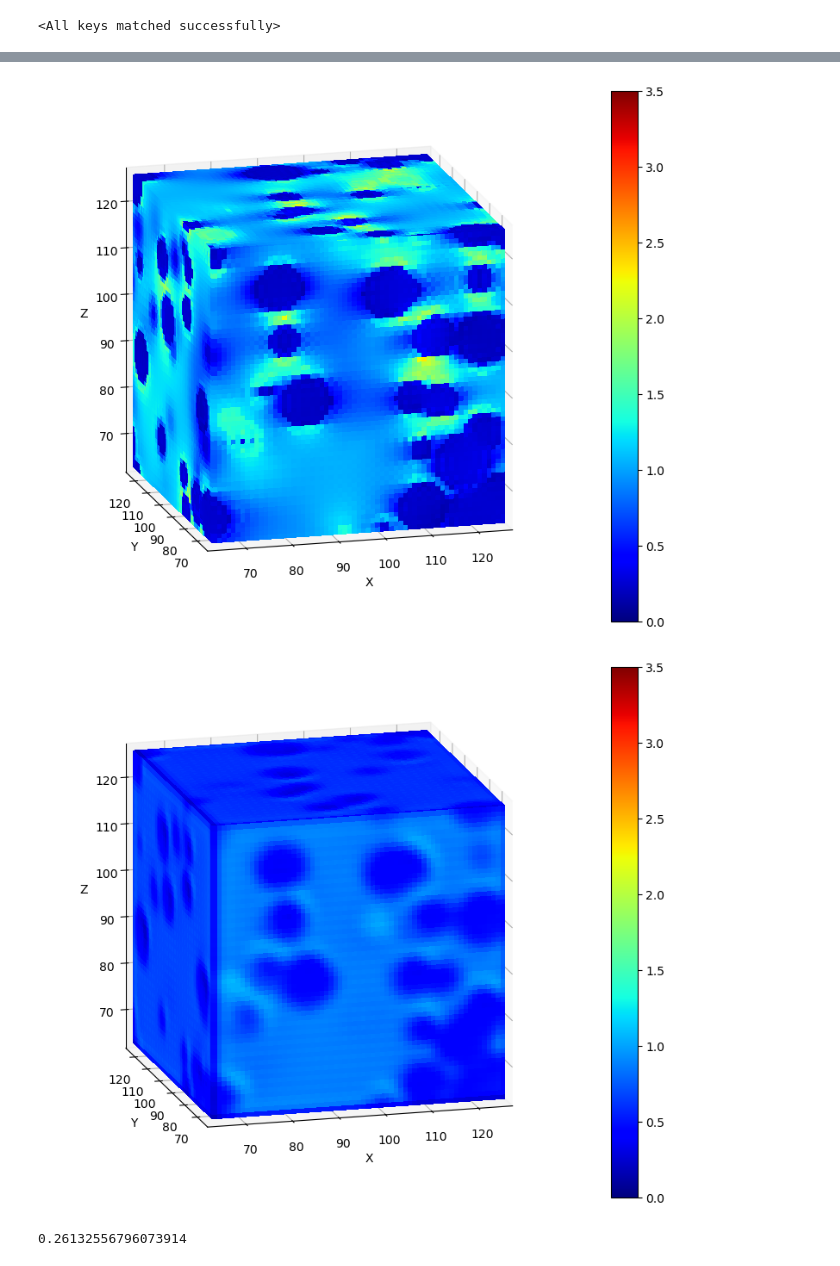
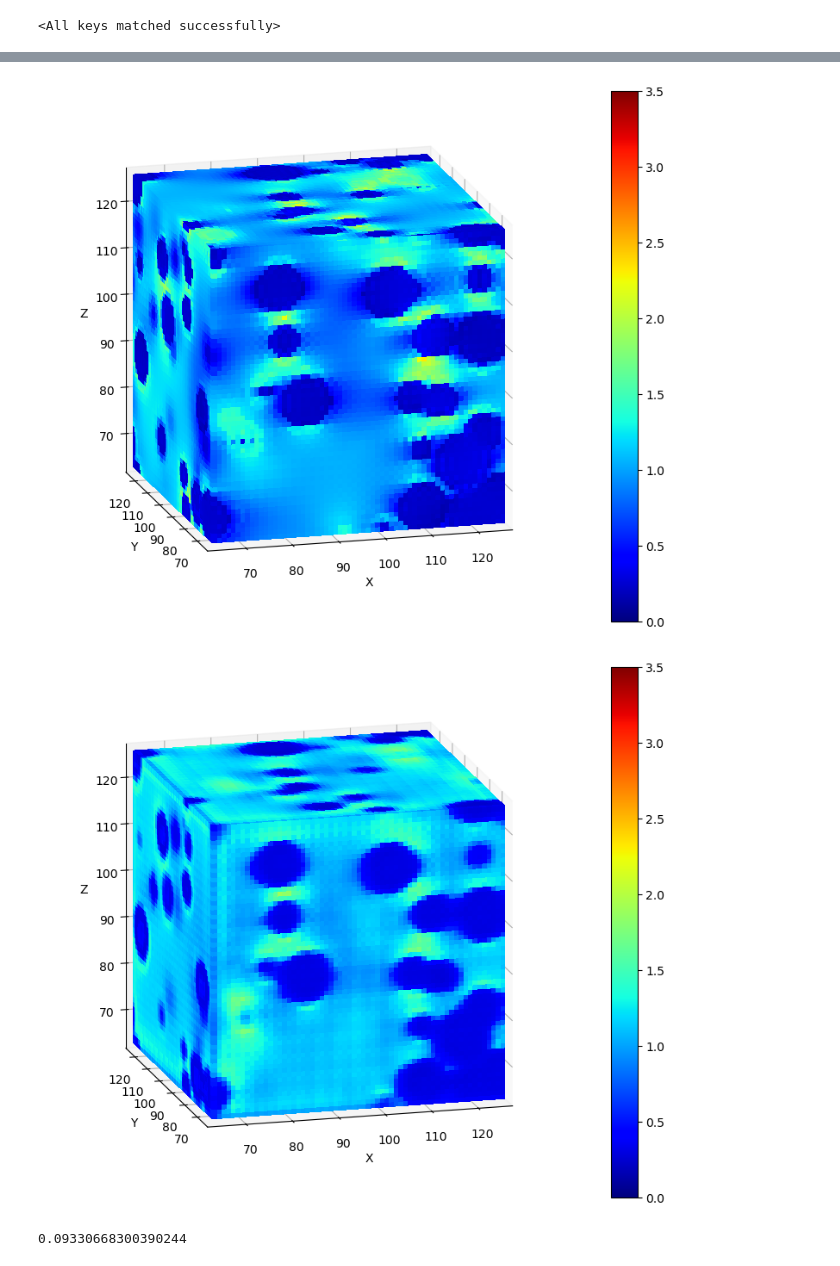
Before and after one commit to VD2401/ann_solidMaterialLaws, a Jupyter notebook: model3Delastic/ML_model3D.ipynb, the cells around one changed output, grey strips where cells are left out. Saved outputs shown, nothing was run; the diff lists cells and outputs as text; code cells hidden in the pictures.

Commit message:
Trained model on 512 samples 64^3 pixels.

```diff
--- a/model3Delastic/ML_model3D.ipynb
+++ b/model3Delastic/ML_model3D.ipynb
@@ -121,9 +119,9 @@ class UNet3D(torch.nn.Module):
 
         return out
 # %%
-def load_data(idx=0):
+def load_data(file_path):
     #load data
-    data = torch.load("data/data_elasticity_3D_128_" + str(idx) + ".pt")
+    data = torch.load(file_path, map_location=device) # load data
     inputs = data["young_modulus"].view(128, 1, 64, 64, 64) # extract inputs
     outputs = data["stress"].select(5, 0).select(1, 0).view(128, 1, 64, 64, 64) # extract outputs
 
@@ -194,21 +185,17 @@ def get_file_path(file_idx):
+# %%
+inputs, outputs = load_data("data/data_elasticity_3D_128_0.pt")
+train_loader, test_loader = split_data(inputs, outputs)
 # %%
 # training
 # possibility to resume training if Python kernel is active (execute this cell only)
-n_files = 1
 n_epochs = 10
 
 for epoch in range(n_epochs):
+    t = time.time()
 
-    t = time.time()
-    tsum = 0
-    for idx in range(n_files):
-        inputs, outputs = load_data(idx)
-        train_loader, test_loader = split_data(inputs, outputs)
-        training_indicator.append(train_loop(train_loader, model, criterion, optimizer))
-        tsum += time.time() - t
-        testing_indicator.append(test_loop(test_loader, model))
-    training_time.append(tsum)
-
+    training_indicator.append(train_loop(train_loader, model, criterion, optimizer))
+    testing_indicator.append(test_loop(test_loader, model))
+    training_time.append(time.time() - t)
     print(f"Epoch {epoch + 1}/{n_epochs}:")
 
     plot.learning(training_indicator, testing_indicator, training_time[epoch])
@@ -223,34 +218,32 @@ Error:
 # %%
-inputs, outputs = load_data(0)
-train_loader, test_loader = split_data(inputs, outputs)
-model = torch.jit.load('model_scripted.pt').to(device)
-model.load_state_dict(torch.load('model.pt'))
+model = torch.jit.load('model_scripted_ep4.pt').to(device)
+model.load_state_dict(torch.load('model_ep4.pt'))
 # %% [output]
 <All keys matched successfully>
 # %%
-indicator = torch.zeros((len(test_loader), 16))
+indicator = torch.zeros((len(test_loader), 8))
 with torch.no_grad():
     for batch, (data, target) in enumerate(test_loader):
         data, target = data.to(device), target.to(device)
         output = model(data)
         indicator[batch, :] = torch.abs(output - target).mean((1, 2, 3, 4))
 
 index = torch.argmax(indicator)
 
 input = test_loader.dataset[index][0]
 target = test_loader.dataset[index][1]
 output = model(input.to(device).unsqueeze(0)).detach()
 
 x, y, z = torch.arange(64), torch.arange(64), torch.arange(64) # create grid
 plot.volume(x ,y ,z , input[0, ...])
 plot.volume(x ,y ,z , target[0, ...], vmin=0, vmax=3.5)
 plot.volume(x ,y ,z , output[0, 0, ...], vmin=0, vmax=3.5)
 print(indicator.flatten()[index].item())
 # %% [output]
 [figure]
 [figure]
-[figure, old version]
+[figure, new version]
-0.26132556796073914
+0.09330668300390244
 # %%
 plot.plot_ITO(input[0, ...], target[0, ...], output[0, 0, ...], 32, 0)
 # %% [output]
```
Also changed, not shown: parts of 6 cells of this notebook, 18 other files.
